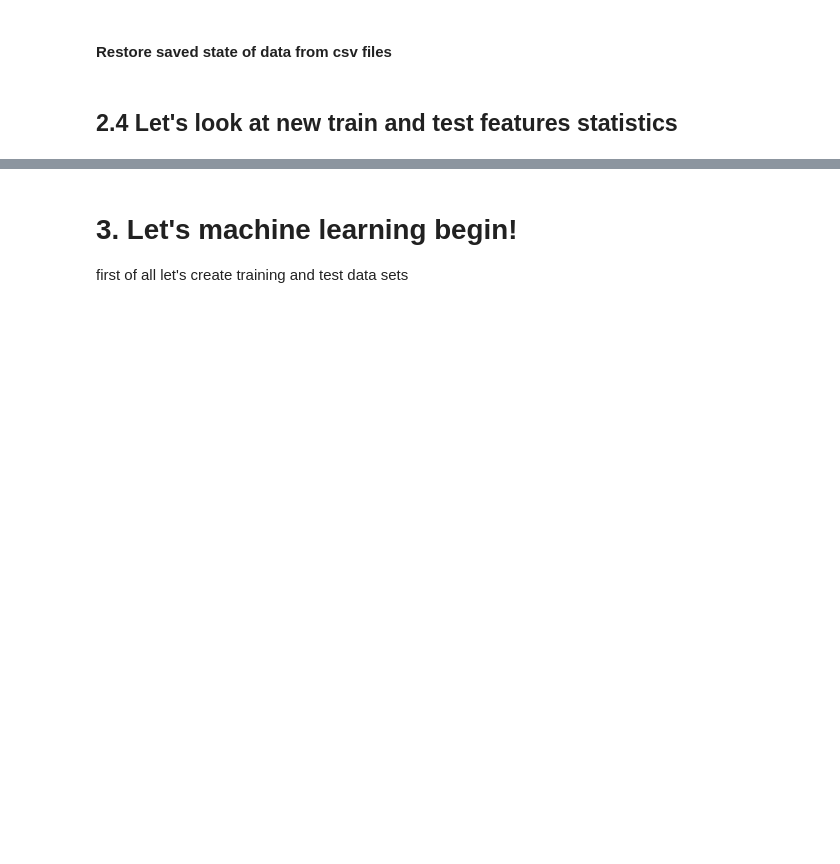
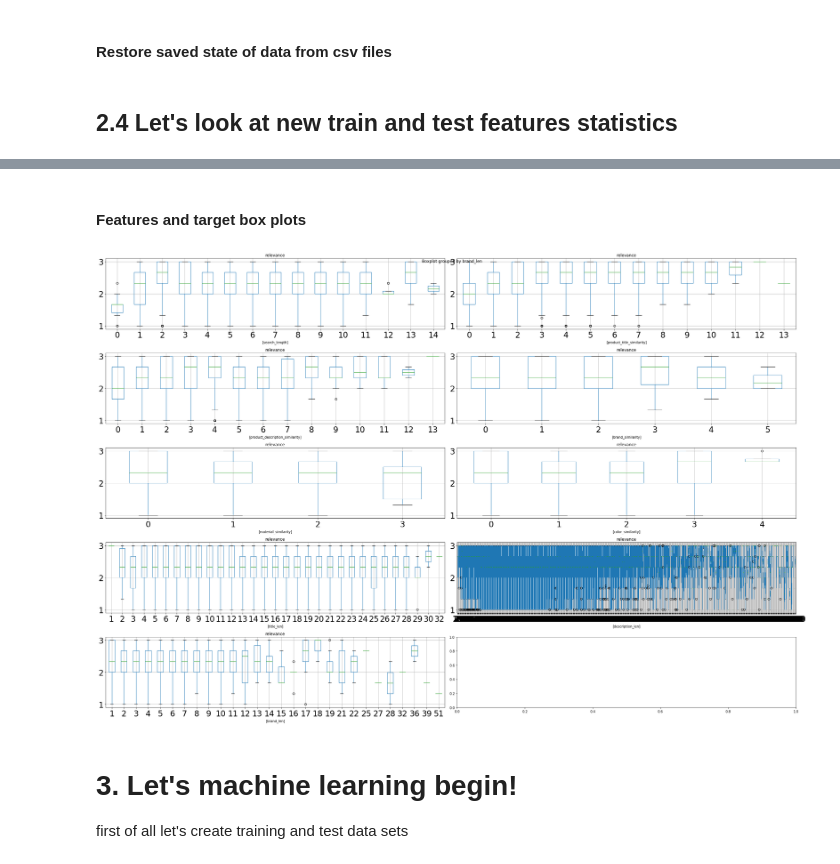
Before and after one commit to dmreshet/data_science_learning_path_final, a Jupyter notebook: final-project.ipynb, the cells around one changed output, grey strips where cells are left out. Cells and saved outputs as stored; diff of their text form; code cells hidden in the pictures; blank space fills up the shorter version.

```diff
--- a/final-project.ipynb
+++ b/final-project.ipynb
@@ -540,3 +589,17 @@ full_test_df.describe()
+# %% [markdown]
+#### Features and target box plots
+# %%
+plt.close('all')
+col_amount = 2
+fig, axes = plt.subplots(nrows=int(len(full_test_df.columns)/col_amount) + 1, ncols=col_amount, figsize=(30, 20))
+for idx, colname in  enumerate(full_test_df.columns):
+    ax = axes[int(idx/col_amount)][idx%col_amount]
+    ax.set_title(colname, fontsize=50)
+    full_train_df[[colname, 'relevance']].boxplot(by=colname, ax = ax, fontsize = 24)
+plt.tight_layout()
+plt.show()
+# %% [output]
+[figure, added]
 # %% [markdown]
 # 3. Let's machine learning begin!
 first of all let's create training and test data sets
```
Also changed, not shown: parts of 94 cells of this notebook, 1 other file.
